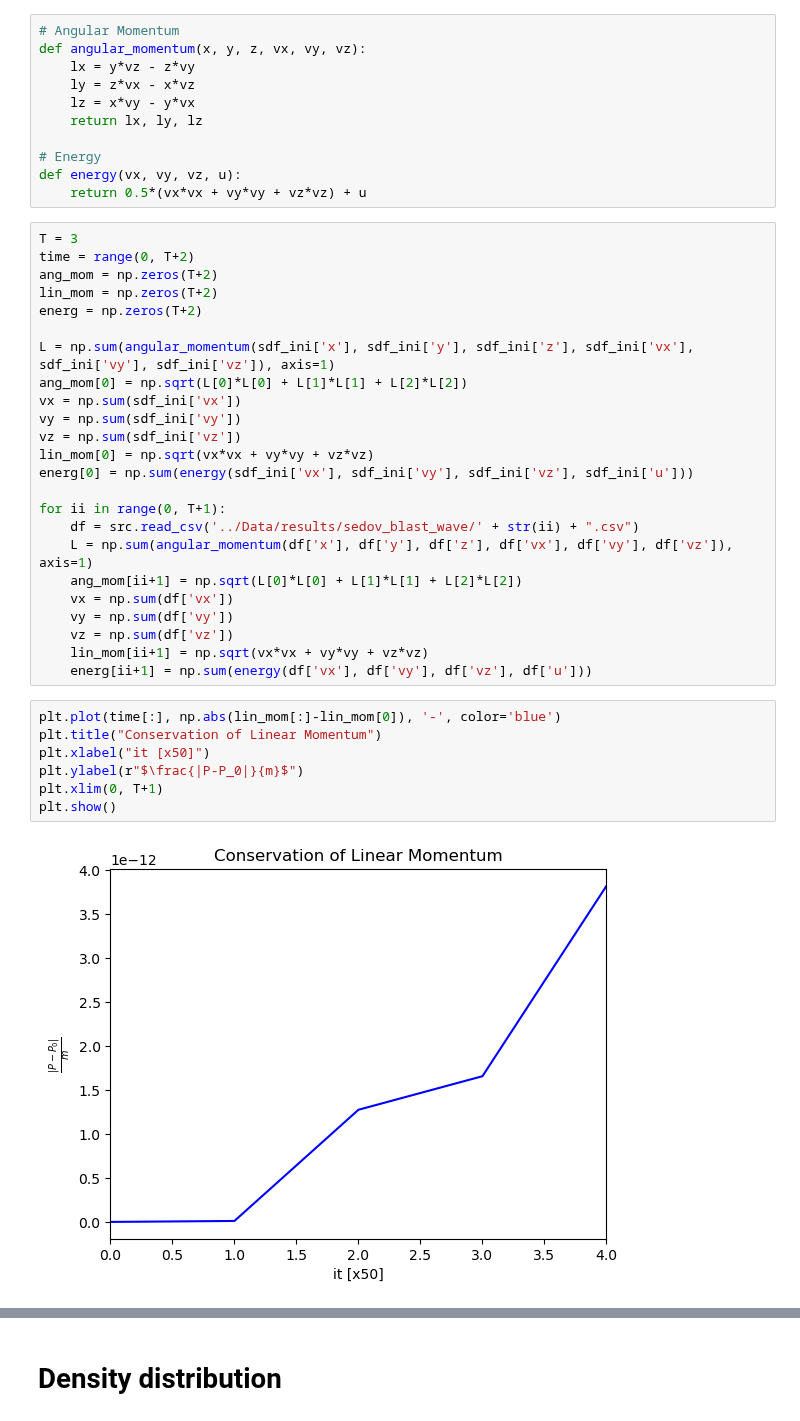
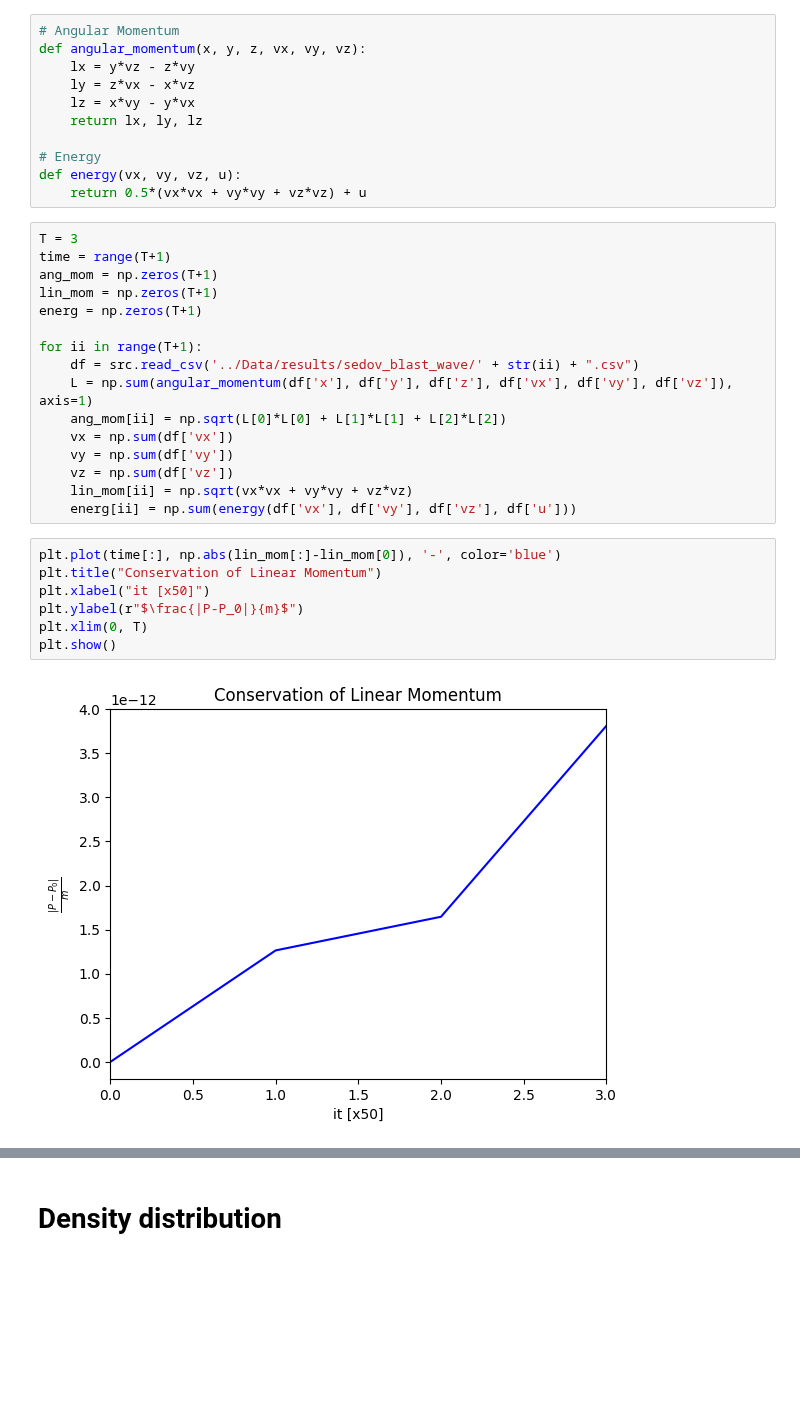
Before and after one commit to JackNarvaez/Rusph, a Jupyter notebook: Temp_Plots/Plots_sedov_blast_wave.ipynb, the cells around one changed output, grey strips where cells are left out. Saved outputs shown, nothing was run; the diff lists cells and outputs as text; blank space fills up the shorter version.

```diff
--- a/Temp_Plots/Plots_sedov_blast_wave.ipynb
+++ b/Temp_Plots/Plots_sedov_blast_wave.ipynb
@@ -96,37 +96,29 @@ def energy(vx, vy, vz, u):
     return 0.5*(vx*vx + vy*vy + vz*vz) + u
 # %%
 T = 3
-time = range(0, T+2)
-ang_mom = np.zeros(T+2)
-lin_mom = np.zeros(T+2)
-energ = np.zeros(T+2)
+time = range(T+1)
+ang_mom = np.zeros(T+1)
+lin_mom = np.zeros(T+1)
+energ = np.zeros(T+1)
 
-L = np.sum(angular_momentum(sdf_ini['x'], sdf_ini['y'], sdf_ini['z'], sdf_ini['vx'], sdf_ini['vy'], sdf_ini['vz']), axis=1)
-ang_mom[0] = np.sqrt(L[0]*L[0] + L[1]*L[1] + L[2]*L[2])
-vx = np.sum(sdf_ini['vx'])
-vy = np.sum(sdf_ini['vy'])
-vz = np.sum(sdf_ini['vz'])
-lin_mom[0] = np.sqrt(vx*vx + vy*vy + vz*vz)
-energ[0] = np.sum(energy(sdf_ini['vx'], sdf_ini['vy'], sdf_ini['vz'], sdf_ini['u']))
-
-for ii in range(0, T+1):
+for ii in range(T+1):
     df = src.read_csv('../Data/results/sedov_blast_wave/' + str(ii) + ".csv")
     L = np.sum(angular_momentum(df['x'], df['y'], df['z'], df['vx'], df['vy'], df['vz']), axis=1)
-    ang_mom[ii+1] = np.sqrt(L[0]*L[0] + L[1]*L[1] + L[2]*L[2])
+    ang_mom[ii] = np.sqrt(L[0]*L[0] + L[1]*L[1] + L[2]*L[2])
     vx = np.sum(df['vx'])
     vy = np.sum(df['vy'])
     vz = np.sum(df['vz'])
-    lin_mom[ii+1] = np.sqrt(vx*vx + vy*vy + vz*vz)
-    energ[ii+1] = np.sum(energy(df['vx'], df['vy'], df['vz'], df['u']))
+    lin_mom[ii] = np.sqrt(vx*vx + vy*vy + vz*vz)
+    energ[ii] = np.sum(energy(df['vx'], df['vy'], df['vz'], df['u']))
 # %%
 plt.plot(time[:], np.abs(lin_mom[:]-lin_mom[0]), '-', color='blue')
 plt.title("Conservation of Linear Momentum")
 plt.xlabel("it [x50]")
 plt.ylabel(r"$\frac{|P-P_0|}{m}$")
-plt.xlim(0, T+1)
+plt.xlim(0, T)
 plt.show()
 # %% [output]
-[figure, old version]
+[figure, new version]
 # %%
 plt.plot(time[:], np.abs(ang_mom[:]-ang_mom[0]), '-', color='crimson')
 plt.title("Conservation of Angular Momentum")
```
Also changed, not shown: parts of 7 cells of this notebook, 19 other files.
